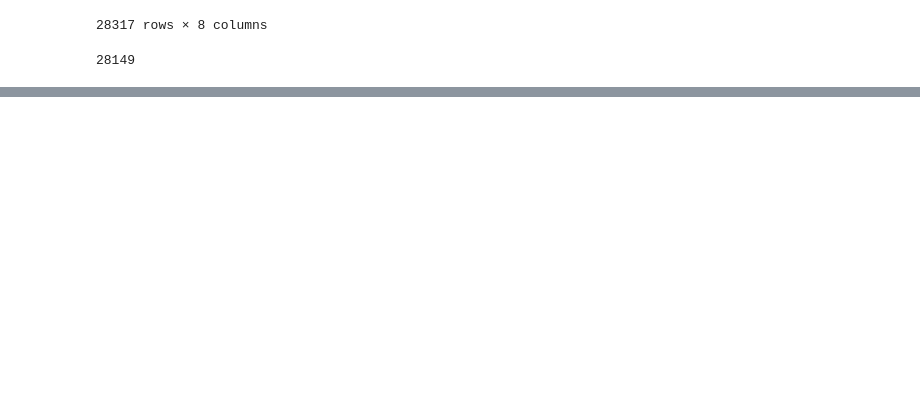
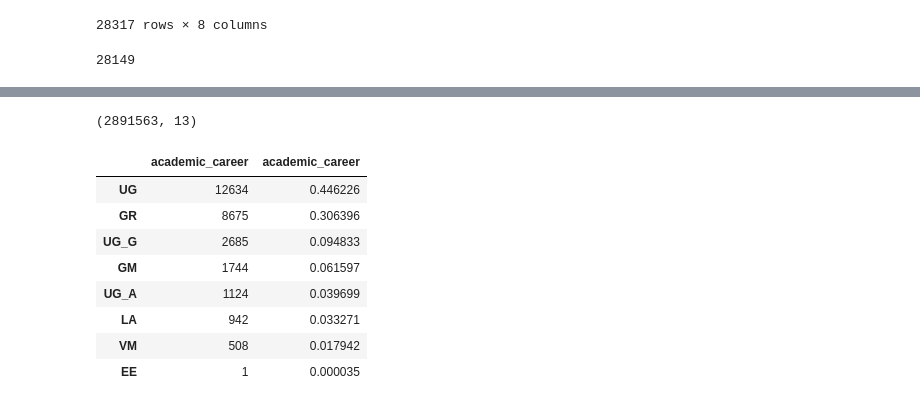
Before and after one commit to zyyjjj/classroom_transmission, a Jupyter notebook: notebooks/01262023_load_student_day_data.ipynb, the cells around one changed output, grey strips where cells are left out. Saved outputs shown, nothing was run; the diff lists cells and outputs as text; code cells hidden in the pictures; blank space fills up the shorter version.

Commit message:
adjust G/A status in student-day data

```diff
--- a/notebooks/01262023_load_student_day_data.ipynb
+++ b/notebooks/01262023_load_student_day_data.ipynb
@@ -156,7 +160,7 @@ unique[(unique['academic_career'] != 'UG_A') & (unique['is_athlete'] == 1)]
 # Now the question, can we trust the UG_G and UG_A categorizations?
 # compare it with the class registration data, which is confirmed to have been saved in Oct 2021
 # %%
-class_registrations = pd.read_csv('older data/TAB_all_students_classes.csv')
+class_registrations = pd.read_csv('do_not_touch/class_registration.csv')
 class_registrations_students = class_registrations[['employee_id_hash', 'is_greek', 'is_athlete', 'academic_career']]
 class_registrations_students.drop_duplicates(inplace=True, ignore_index = True)
 
@@ -254,0 +264,2 @@ len(set(class_registrations_students['employee_id_hash']).intersection(set(uniqu
+# %%
+copy = all_students_features_trunc.copy()
@@ -254,0 +270,31 @@ len(set(class_registrations_students['employee_id_hash']).intersection(set(uniqu
+# %%
+number_changed = 0
+
+for employee_id_hash in class_registrations_students['employee_id_hash']:
+    is_g = class_registrations_students[class_registrations_students['employee_id_hash'] == employee_id_hash]['is_greek'].values[0]
+    is_a = class_registrations_students[class_registrations_students['employee_id_hash'] == employee_id_hash]['is_athlete'].values[0]
+
+    if copy.loc[copy['employee_id_hash'] == employee_id_hash]['academic_career'].values != []:
+        academic_career_curr = copy.loc[copy['employee_id_hash'] == employee_id_hash]['academic_career'].values[0]
+    else:
+        continue
+
+    if academic_career_curr in ('UG', 'UG_G', 'UG_A'):
+
+        if is_g:
+            if academic_career_curr != 'UG_G':
+                copy.loc[copy['employee_id_hash'] == employee_id_hash, "academic_career"] = 'UG_G'
+                number_changed += 1
+                print(employee_id_hash, ' updated to UG_G')
+        elif is_a:
+            if academic_career_curr != 'UG_A':
+                copy.loc[copy['employee_id_hash'] == employee_id_hash, "academic_career"] = 'UG_A'
+                number_changed += 1
+                print(employee_id_hash, ' updated to UG_A')
+        else:
+            if academic_career_curr != 'UG':
+                copy.loc[copy['employee_id_hash'] == employee_id_hash, "academic_career"] = 'UG'
+                number_changed += 1
+                print(employee_id_hash, ' updated to UG')
+
+copy.to_csv('0127_all_students_features_trunc.csv')
@@ -254,0 +319,22 @@ len(set(class_registrations_students['employee_id_hash']).intersection(set(uniqu
+# %%
+copy.shape
+# %% [output]
+(2891563, 13)
+# %%
+unique_ = copy[['employee_id_hash', 'hd_notify_date', 'academic_career', 'is_greek', 'is_athlete']].drop_duplicates()
+# %%
+pd.concat(
+    (unique_['academic_career'].value_counts(normalize = False),
+    unique_['academic_career'].value_counts(normalize = True)),
+    axis = 1
+)
+# %% [output]
+|  | academic_career | academic_career |
+| UG | 12634 | 0.446226 |
+| GR | 8675 | 0.306396 |
+| UG_G | 2685 | 0.094833 |
+| GM | 1744 | 0.061597 |
+| UG_A | 1124 | 0.039699 |
+| LA | 942 | 0.033271 |
+| VM | 508 | 0.017942 |
+| EE | 1 | 0.000035 |
```
Also changed, not shown: parts of 7 cells of this notebook.
